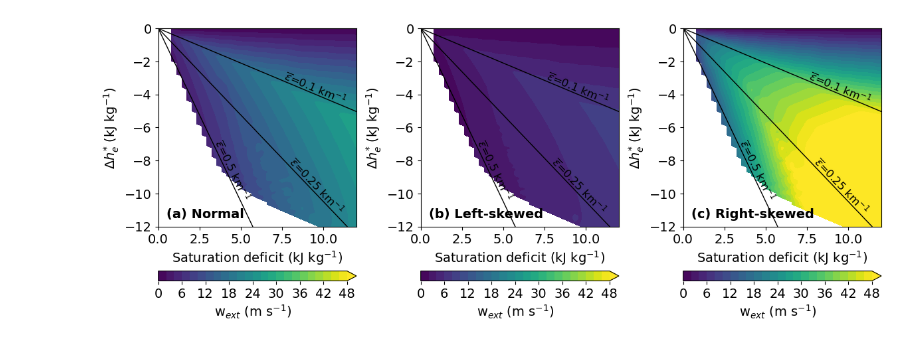
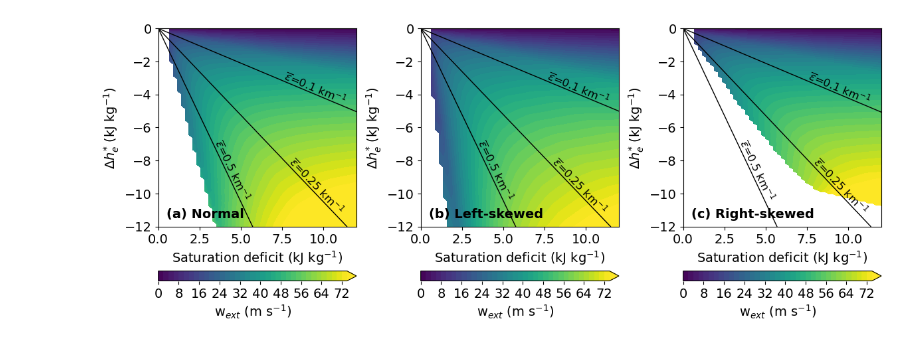
Before and after one commit to dongqi-DQ/plume_models, a Jupyter notebook: distribution_plotting.ipynb, the cells around one changed output. Cells and saved outputs as stored; diff of their text form; code cells hidden in the pictures.

```diff
--- a/distribution_plotting.ipynb
+++ b/distribution_plotting.ipynb
@@ -103,10 +103,10 @@ def get_Palmer_plane_skew(z_lcl=1400,mprofile="cos",skew_type = "left", read_fro
 
 # Set the model parameters
 
-z_lcl = 1400
+z_lcl = 700
 mprofile = "cos"
 
-df_normal = get_Palmer_plane_skew(z_lcl,mprofile,skew_type = "normal", read_from_file=True)
-df_left = get_Palmer_plane_skew(z_lcl,mprofile,skew_type = "left", read_from_file=True)
-df_right = get_Palmer_plane_skew(z_lcl,mprofile,skew_type = "right", read_from_file=True)
+df_normal = get_Palmer_plane_skew(z_lcl,mprofile,skew_type = "normal", read_from_file=False)
+df_left = get_Palmer_plane_skew(z_lcl,mprofile,skew_type = "left", read_from_file=False)
+df_right = get_Palmer_plane_skew(z_lcl,mprofile,skew_type = "right", read_from_file=False)
 # %% [output]
@@ -121,13 +124,13 @@ ax1 = fig.add_subplot(131)
 ## prepare arrays for plotting
 sat_def_arr = np.array(df_normal["sat_def"])*const.Lv0/1000
 dh_arr = np.array(df_normal["dh"])/1000
-CAPEdist_list = np.array(df_normal["CAPE_dist"])
+CAPEdist_list = np.array(df_normal["CAPE_ext"])
 w_arr = np.sqrt(2*CAPEdist_list)
 dz_arr = np.array(df_normal["dz"])/1000
 dz = np.nanmean(dz_arr)
 ent_b_arr = np.array(df_normal["ent_b"])*1000
 Xi, Yi, Zi = scatter_to_contour(sat_def_arr, dh_arr, w_arr)
-cf1 = ax1.contourf(Xi, Yi, Zi, levels=np.arange(0,50,2),extend="max",cmap="viridis")
+cf1 = ax1.contourf(Xi, Yi, Zi,np.arange(0,75,2),extend="max",cmap="viridis")
 fig.colorbar(cf1, ax=ax1, label=r"w$_{ext}$ (m s$^{-1}$)",orientation="horizontal")
 
 for es,xval in zip([-0.5, -0.25,-0.1],[3.5,8.5,8.5]):
@@ -171,13 +174,13 @@ ax1 = fig.add_subplot(132)
 ## prepare arrays for plotting
 sat_def_arr = np.array(df_left["sat_def"])*const.Lv0/1000
 dh_arr = np.array(df_left["dh"])/1000
-CAPEdist_list = np.array(df_left["CAPE_dist"])
+CAPEdist_list = np.array(df_left["CAPE_ext"])
 w_arr = np.sqrt(2*CAPEdist_list)
 dz_arr = np.array(df_left["dz"])/1000
 dz = np.nanmean(dz_arr)
 ent_b_arr = np.array(df_left["ent_b"])*1000
 Xi, Yi, Zi = scatter_to_contour(sat_def_arr, dh_arr, w_arr)
-cf1 = ax1.contourf(Xi, Yi, Zi, levels=np.arange(0,50,2),extend="max",cmap="viridis")
+cf1 = ax1.contourf(Xi, Yi, Zi,np.arange(0,75,2),extend="max",cmap="viridis")
 fig.colorbar(cf1, ax=ax1, label=r"w$_{ext}$ (m s$^{-1}$)",orientation="horizontal")
 
 for es,xval in zip([-0.5, -0.25,-0.1],[3.5,8.5,8.5]):
@@ -221,13 +224,13 @@ ax1 = fig.add_subplot(133)
 ## prepare arrays for plotting
 sat_def_arr = np.array(df_right["sat_def"])*const.Lv0/1000
 dh_arr = np.array(df_right["dh"])/1000
-CAPEdist_list = np.array(df_right["CAPE_dist"])
+CAPEdist_list = np.array(df_right["CAPE_ext"])
 w_arr = np.sqrt(2*CAPEdist_list)
 dz_arr = np.array(df_right["dz"])/1000
 dz = np.nanmean(dz_arr)
 ent_b_arr = np.array(df_right["ent_b"])*1000
 Xi, Yi, Zi = scatter_to_contour(sat_def_arr, dh_arr, w_arr)
-cf1 = ax1.contourf(Xi, Yi, Zi, levels=np.arange(0,50,2),extend="max",cmap="viridis")
+cf1 = ax1.contourf(Xi, Yi, Zi,np.arange(0,75,2),extend="max",cmap="viridis")
 fig.colorbar(cf1, ax=ax1, label=r"w$_{ext}$ (m s$^{-1}$)",orientation="horizontal")
 
 for es,xval in zip([-0.5, -0.25,-0.1],[3.5,8.5,8.5]):
@@ -240,31 +243,31 @@ for es,xval in zip([-0.5, -0.25,-0.1],[3.5,8.5,8.5]):
     dx = xval1[-1] - xval1[0]
     angle = np.degrees(np.arctan2(dy, dx))
     ix = np.argwhere(xval1<xval)[0][0]
     # choose a point ON the line for the label
     x_text = xval1[ix]
     y_text = yval[ix]
     if es == -0.25:
         x_text = xval1[ix+1]
         y_text = yval[ix+1]
 
     plt.text(
         x_text, y_text,
         r"$\overline{\epsilon}$"+f"={-es} km"+r"$^{-1}$",
         color="k",
         fontsize=12,
         rotation=angle+180,
         rotation_mode="anchor",
         transform_rotates_text=True,
         ha="left",
         va="bottom"
     )
 
 ax1.set_xlim(0,12)
 ax1.set_ylim(-12,0)
 ax1.set_xlabel(r"Saturation deficit (kJ kg$^{-1}$)")
 ax1.set_ylabel(r"$\Delta h_{e}^{*}$ (kJ kg$^{-1}$)")
 ax1.text(0.5,-11.5,"(c) Right-skewed",fontweight="bold",fontsize=14)
 ax1.set_aspect('equal')
 plt.tight_layout()
 # %% [output]
-[figure, old version]
+[figure, new version]
```
Also changed, not shown: parts of 8 cells of this notebook, 14 other files.
